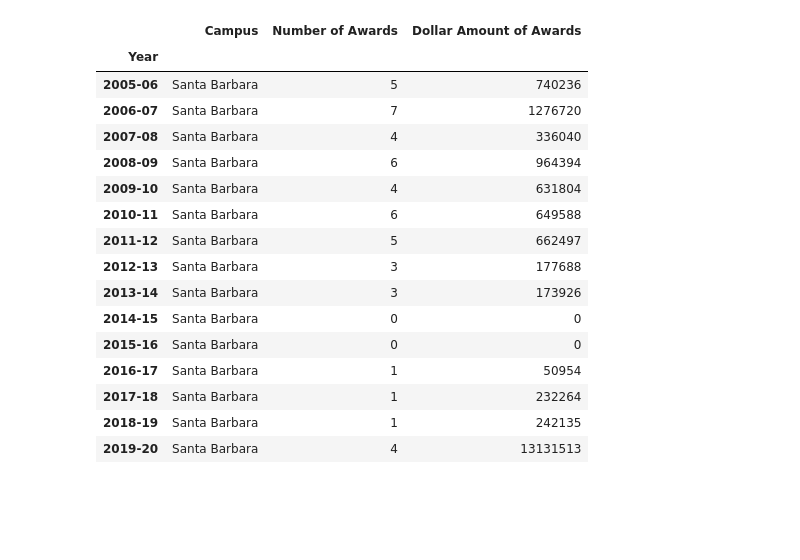
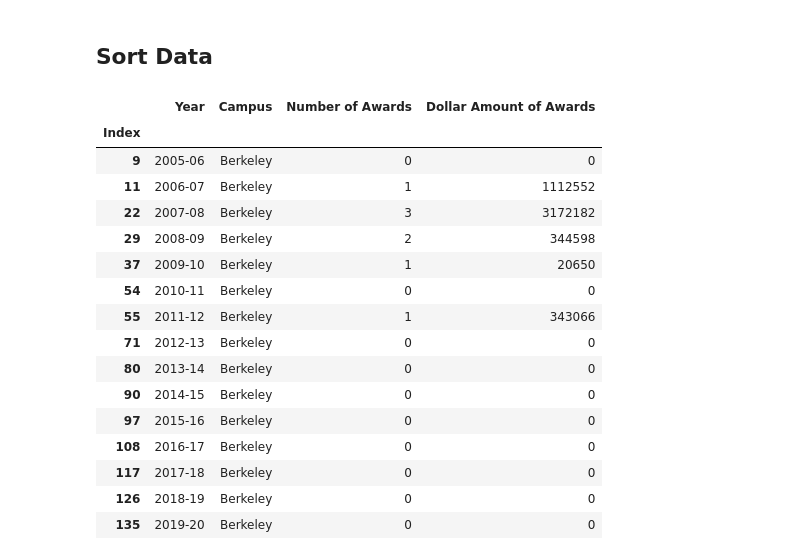
Before and after one commit to dailybruin/the-stack, a Jupyter notebook: python/posts/student-demographics-hsis/DOEDataViz.ipynb, the cells around one changed output. Saved outputs shown, nothing was run; the diff lists cells and outputs as text; code cells hidden in the pictures; blank space fills up the shorter version.

```diff
--- a/python/posts/student-demographics-hsis/DOEDataViz.ipynb
+++ b/python/posts/student-demographics-hsis/DOEDataViz.ipynb
@@ -32,20 +34,24 @@ df_Berkeley = df[df["Campus"]=="Santa Barbara"]
-# %%
-df_Berkeley.head(15)
-# %% [output]
-|  | Campus | Number of Awards | Dollar Amount of Awards |
-| Year |  |  |  |
-| 2005-06 | Santa Barbara | 5 | 740236 |
-| 2006-07 | Santa Barbara | 7 | 1276720 |
-| 2007-08 | Santa Barbara | 4 | 336040 |
-| 2008-09 | Santa Barbara | 6 | 964394 |
-| 2009-10 | Santa Barbara | 4 | 631804 |
-| 2010-11 | Santa Barbara | 6 | 649588 |
-| 2011-12 | Santa Barbara | 5 | 662497 |
-| 2012-13 | Santa Barbara | 3 | 177688 |
-| 2013-14 | Santa Barbara | 3 | 173926 |
-| 2014-15 | Santa Barbara | 0 | 0 |
-| 2015-16 | Santa Barbara | 0 | 0 |
-| 2016-17 | Santa Barbara | 1 | 50954 |
-| 2017-18 | Santa Barbara | 1 | 232264 |
-| 2018-19 | Santa Barbara | 1 | 242135 |
-| 2019-20 | Santa Barbara | 4 | 13131513 |
+# %% [markdown]
+## Sort Data
+# %%
+#Testing sorting abilities
+df_sorted = df[df["Campus"] == "Berkeley"]
+df_sorted.head(15)
+# %% [output]
+|  | Year | Campus | Number of Awards | Dollar Amount of Awards |
+| Index |  |  |  |  |
+| 9 | 2005-06 | Berkeley | 0 | 0 |
+| 11 | 2006-07 | Berkeley | 1 | 1112552 |
+| 22 | 2007-08 | Berkeley | 3 | 3172182 |
+| 29 | 2008-09 | Berkeley | 2 | 344598 |
+| 37 | 2009-10 | Berkeley | 1 | 20650 |
+| 54 | 2010-11 | Berkeley | 0 | 0 |
+| 55 | 2011-12 | Berkeley | 1 | 343066 |
+| 71 | 2012-13 | Berkeley | 0 | 0 |
+| 80 | 2013-14 | Berkeley | 0 | 0 |
+| 90 | 2014-15 | Berkeley | 0 | 0 |
+| 97 | 2015-16 | Berkeley | 0 | 0 |
+| 108 | 2016-17 | Berkeley | 0 | 0 |
+| 117 | 2017-18 | Berkeley | 0 | 0 |
+| 126 | 2018-19 | Berkeley | 0 | 0 |
+| 135 | 2019-20 | Berkeley | 0 | 0 |
```
Also changed, not shown: parts of 20 cells of this notebook, 21 other files.
